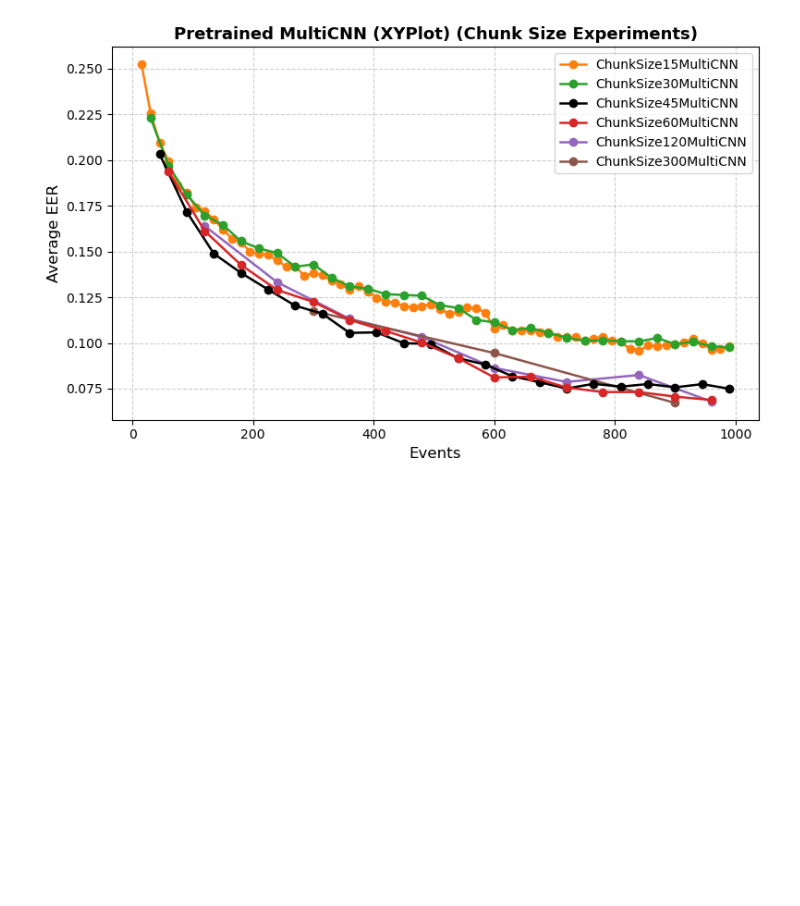
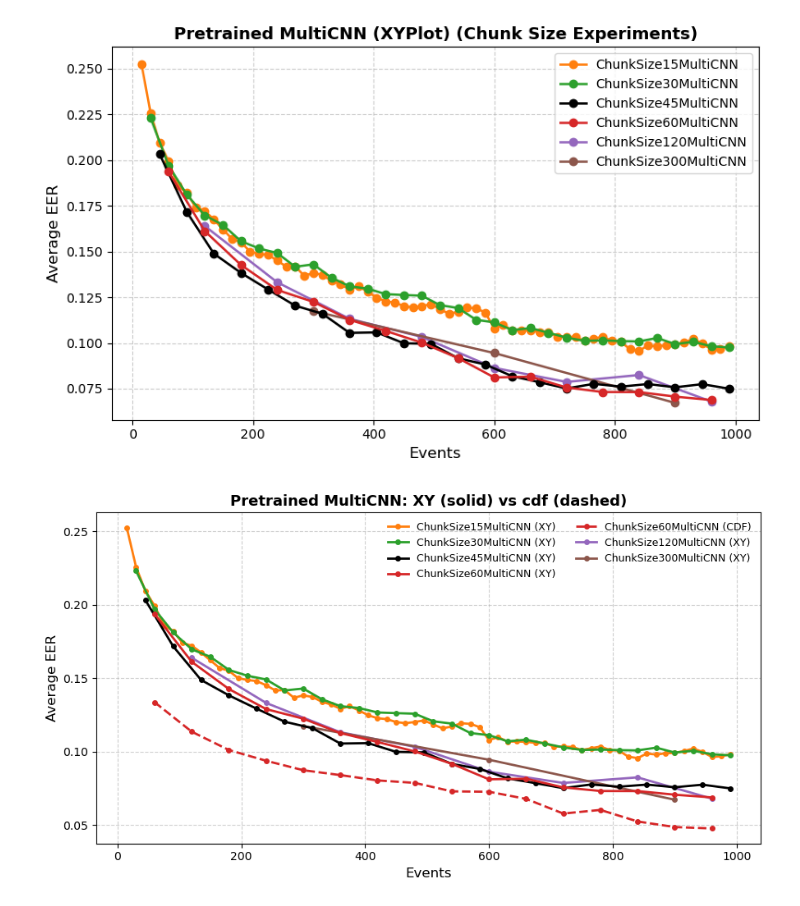
Before and after one commit to S-lijun/Mouse_Dynamics, a Jupyter notebook: Results_New.ipynb, the cells around one changed output. Saved outputs shown, nothing was run; the diff lists cells and outputs as text; code cells hidden in the pictures; blank space fills up the shorter version.

```diff
--- a/Results_New.ipynb
+++ b/Results_New.ipynb
@@ -540,3 +540,12 @@ df
 plot_chunk_json_curves("Visualization/global_scale_version/Pretrained_multi_CNN/XYPlot", max_event=1000, model="Pretrained MultiCNN (XYPlot)")
 # %% [output]
 [figure]
+# %%
+plot_chunk_xy_cdf_curves(
+    xy_dir="Visualization/global_scale_version/Pretrained_multi_CNN/XYPlot",
+    cdf_dir="Visualization/global_scale_version/Pretrained_multi_CNN/cdf",
+    title="Pretrained MultiCNN: XY (solid) vs cdf (dashed)",
+    max_event=1000
+)
+# %% [output]
+[figure, added]
```
Also changed, not shown: parts of 1 cell of this notebook, 4 other files.
